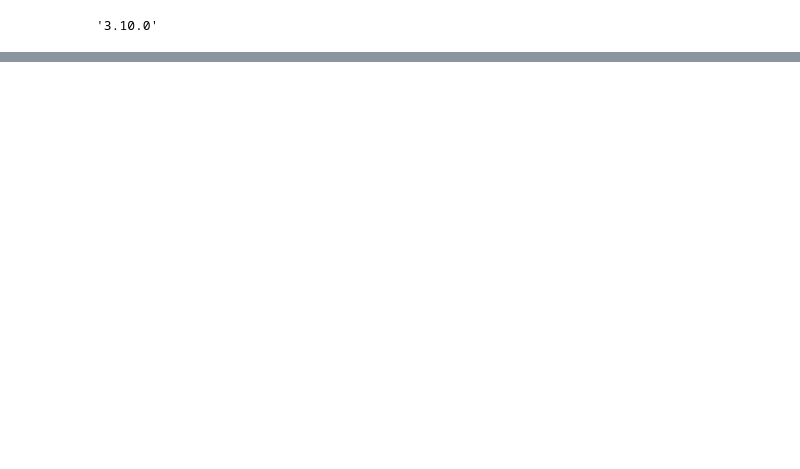
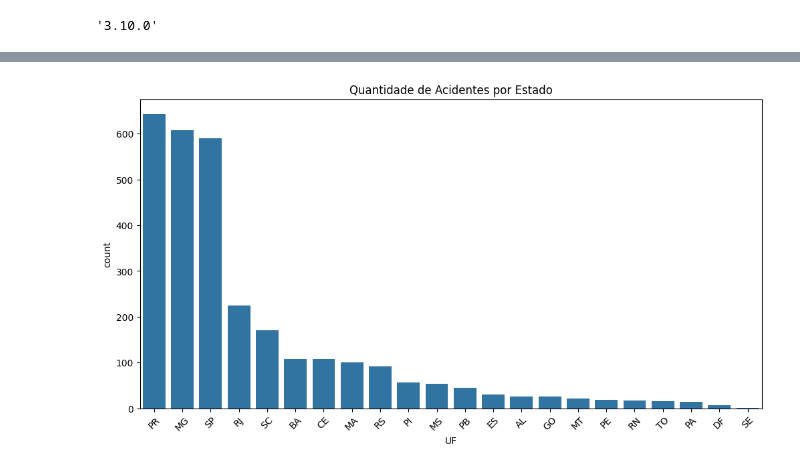
Before and after one commit to fabarroso/MVP1, a Jupyter notebook: MVP1.ipynb, the cells around one changed output, grey strips where cells are left out. Cells and saved outputs as stored; diff of their text form; code cells hidden in the pictures; blank space fills up the shorter version.

```diff
--- a/MVP1.ipynb
+++ b/MVP1.ipynb
@@ -47,0 +145,9 @@ mpl.__version__
+# %%
+## Acidentes por Estado (UF)
+plt.figure(figsize=(12,6))
+sns.countplot(x='UF', data=df, order=df['UF'].value_counts().index)
+plt.title('Quantidade de Acidentes por Estado')
+plt.xticks(rotation=45)
+plt.show()
+# %% [output]
+[figure, added]
```
Also changed, not shown: parts of 9 cells of this notebook.
